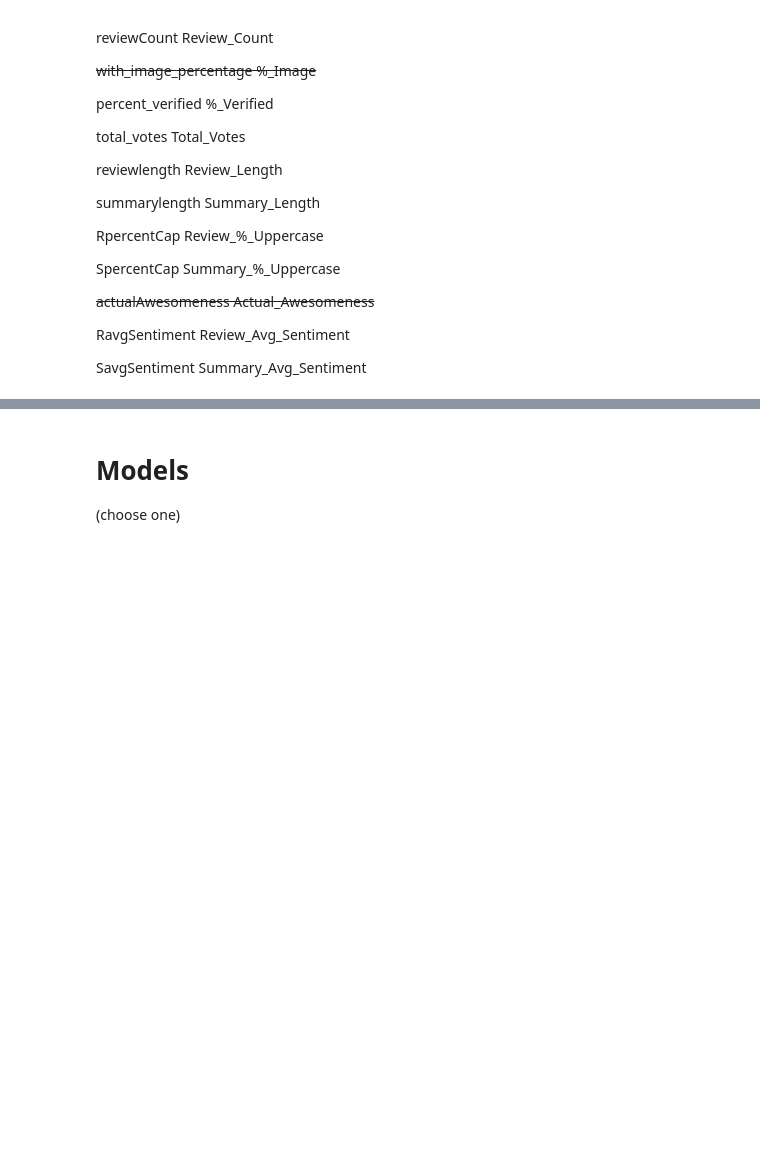
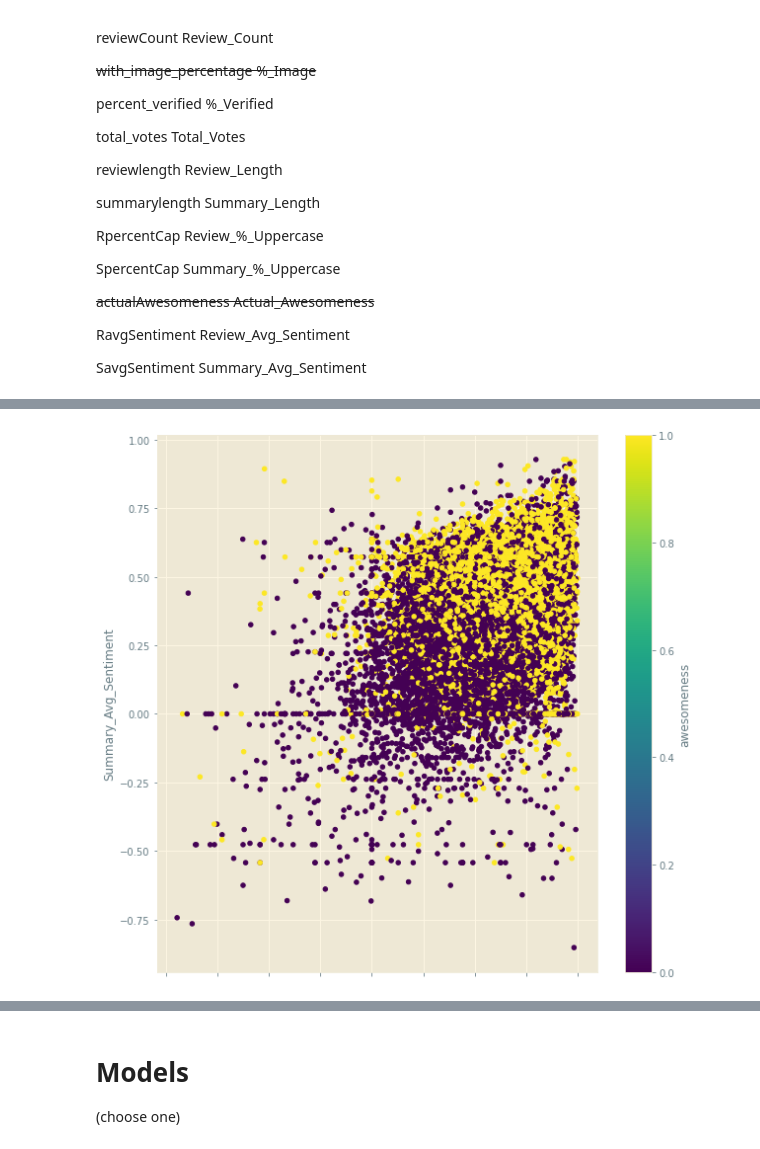
Before and after one commit to mjrog3/amazonawesomeness, a Jupyter notebook: ProjectNotebook.ipynb, the cells around one changed output, grey strips where cells are left out. Saved outputs shown, nothing was run; the diff lists cells and outputs as text; code cells hidden in the pictures; blank space fills up the shorter version.

```diff
--- a/ProjectNotebook.ipynb
+++ b/ProjectNotebook.ipynb
@@ -235,0 +266,2 @@ ts
+# %%
+x["processedSums"] = x["processedSums"].apply(lambda x: starReplacer(x))
@@ -368,3 +552,18 @@ merged_y = temp["awesomeness"]
+# %%
+from pandas import plotting
+
+# display a graph of Summary Sentiment vs Review Sentiment where color shows awesomeness.
+# This should somewhat separate out datapoints of different awesomeness (there should be some correlation)
+
+# import matplotlib.cm as cm
+# import matplotlib.colormaps #<- not working I have no clue why
+# cmap = matplotlib.colormaps['YlGn']
+ax = temp.plot.scatter(x='Review_Avg_Sentiment', y='Summary_Avg_Sentiment',c='awesomeness')#,cmap = cmap)
+# plt.xlim()
+# plt.ylim(0,1000)
+plt.show()
+# %% [output]
+[figure, added]
 # %%
 merged_x[:10]
 # %% [output]
```
Also changed, not shown: parts of 62 cells of this notebook.
